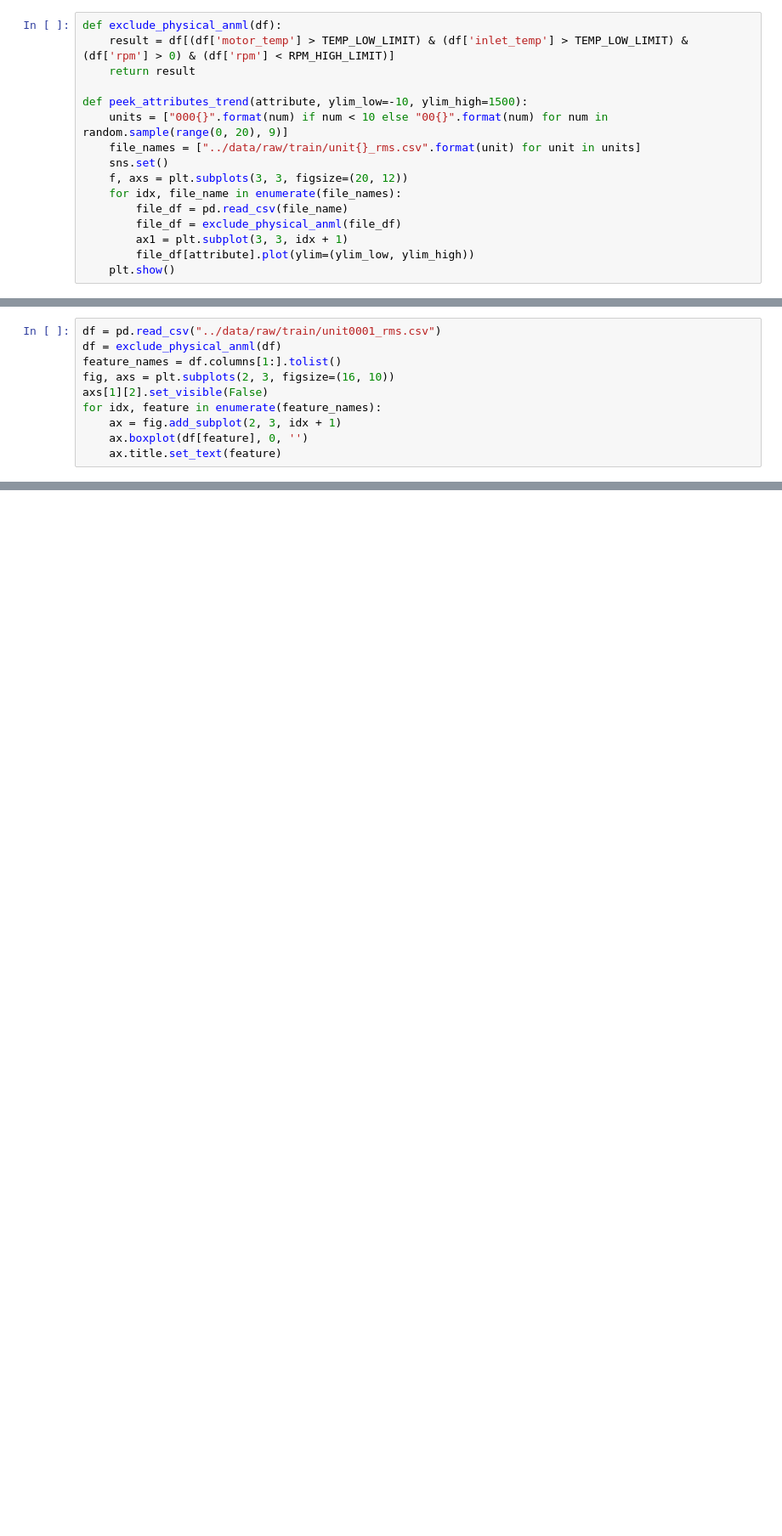
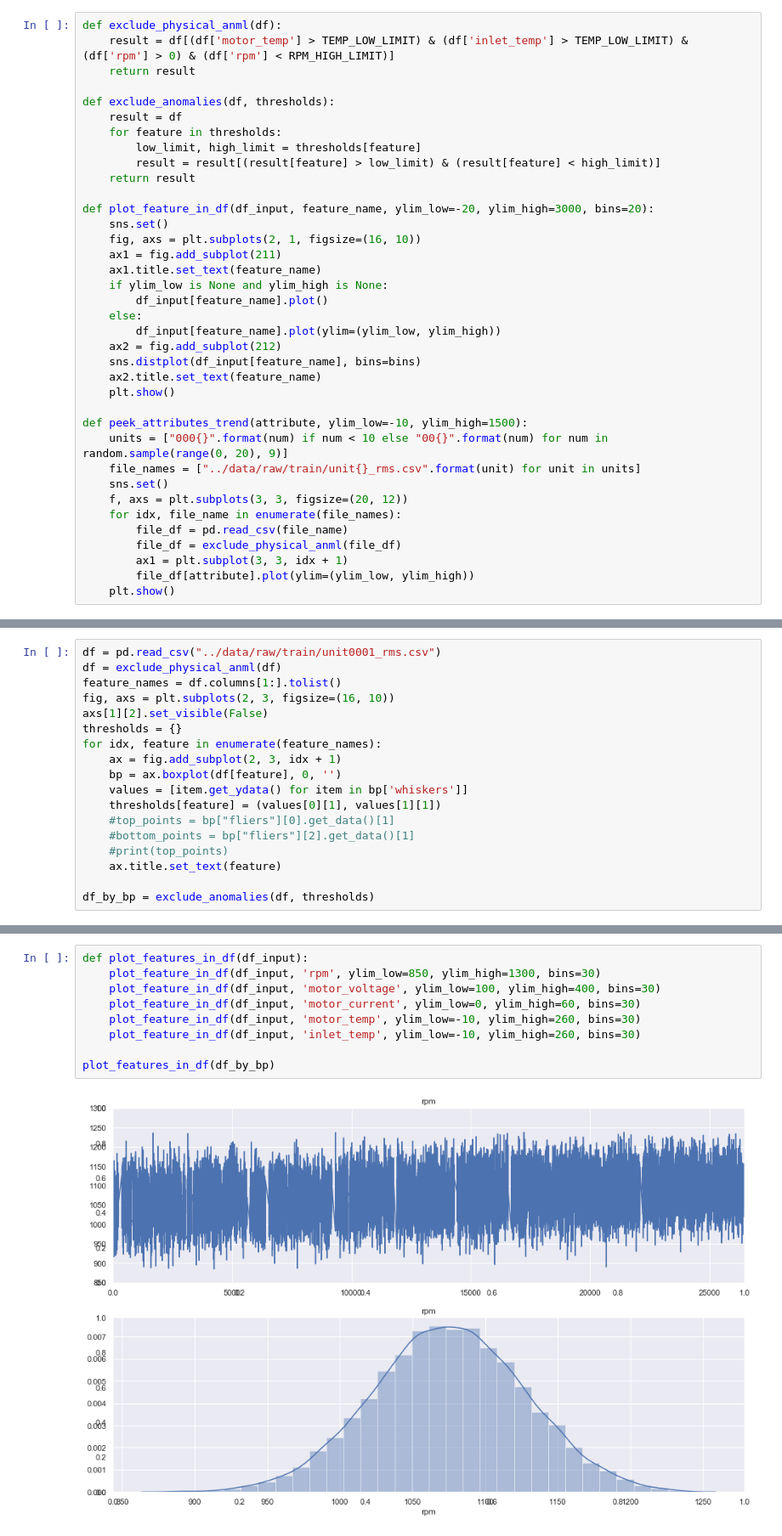
Before and after one commit to telenovelachuan/predictive_widget_maintenance, a Jupyter notebook: notebooks/anomaly detection.ipynb, the cells around one changed output, grey strips where cells are left out. Shown at 85% size. Cells and saved outputs as stored; diff of their text form; blank space fills up the shorter version.

Commit message:
anomaly detection using boxplot and isolation forest

```diff
--- a/notebooks/anomaly detection.ipynb
+++ b/notebooks/anomaly detection.ipynb
@@ -12,6 +16,27 @@ RPM_HIGH_LIMIT = 6e8  # the largest achieved rpm of all human artifacts
 def exclude_physical_anml(df):
     result = df[(df['motor_temp'] > TEMP_LOW_LIMIT) & (df['inlet_temp'] > TEMP_LOW_LIMIT) & (df['rpm'] > 0) & (df['rpm'] < RPM_HIGH_LIMIT)]
     return result
+
+def exclude_anomalies(df, thresholds):
+    result = df
+    for feature in thresholds:
+        low_limit, high_limit = thresholds[feature]
+        result = result[(result[feature] > low_limit) & (result[feature] < high_limit)]
+    return result
+
+def plot_feature_in_df(df_input, feature_name, ylim_low=-20, ylim_high=3000, bins=20):
+    sns.set()
+    fig, axs = plt.subplots(2, 1, figsize=(16, 10))
+    ax1 = fig.add_subplot(211)
+    ax1.title.set_text(feature_name)
+    if ylim_low is None and ylim_high is None:
+        df_input[feature_name].plot()
+    else:
+        df_input[feature_name].plot(ylim=(ylim_low, ylim_high))
+    ax2 = fig.add_subplot(212)
+    sns.distplot(df_input[feature_name], bins=bins)
+    ax2.title.set_text(feature_name)
+    plt.show()
 
 def peek_attributes_trend(attribute, ylim_low=-10, ylim_high=1500):
     units = ["000{}".format(num) if num < 10 else "00{}".format(num) for num in random.sample(range(0, 20), 9)]
@@ -34,9 +61,28 @@ df = exclude_physical_anml(df)
 feature_names = df.columns[1:].tolist()
 fig, axs = plt.subplots(2, 3, figsize=(16, 10))
 axs[1][2].set_visible(False)
+thresholds = {}
 for idx, feature in enumerate(feature_names):
     ax = fig.add_subplot(2, 3, idx + 1)
-    ax.boxplot(df[feature], 0, '')
+    bp = ax.boxplot(df[feature], 0, '')
+    values = [item.get_ydata() for item in bp['whiskers']]
+    thresholds[feature] = (values[0][1], values[1][1])
+    #top_points = bp["fliers"][0].get_data()[1]
+    #bottom_points = bp["fliers"][2].get_data()[1]
+    #print(top_points)
     ax.title.set_text(feature)
+
+df_by_bp = exclude_anomalies(df, thresholds)
 # %% [output]
 [figure]
+# %%
+def plot_features_in_df(df_input):
+    plot_feature_in_df(df_input, 'rpm', ylim_low=850, ylim_high=1300, bins=30)
+    plot_feature_in_df(df_input, 'motor_voltage', ylim_low=100, ylim_high=400, bins=30)
+    plot_feature_in_df(df_input, 'motor_current', ylim_low=0, ylim_high=60, bins=30)
+    plot_feature_in_df(df_input, 'motor_temp', ylim_low=-10, ylim_high=260, bins=30)
+    plot_feature_in_df(df_input, 'inlet_temp', ylim_low=-10, ylim_high=260, bins=30)
+
+plot_features_in_df(df_by_bp)
+# %% [output]
+[figure, added]
```
Also changed, not shown: parts of 8 cells of this notebook, 2 other files.
